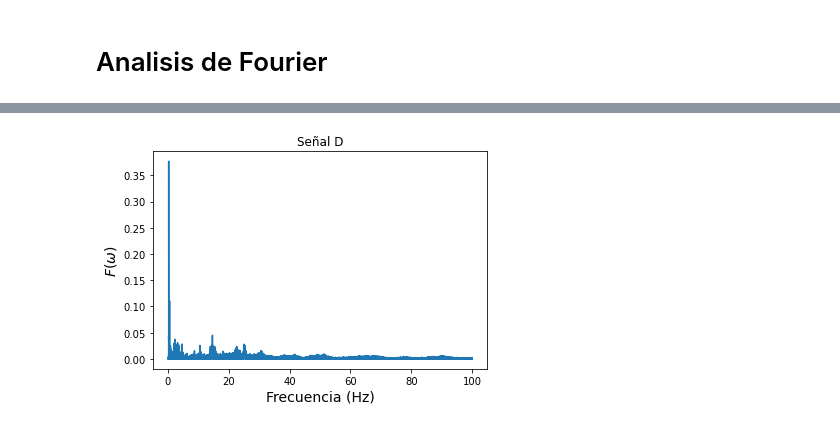
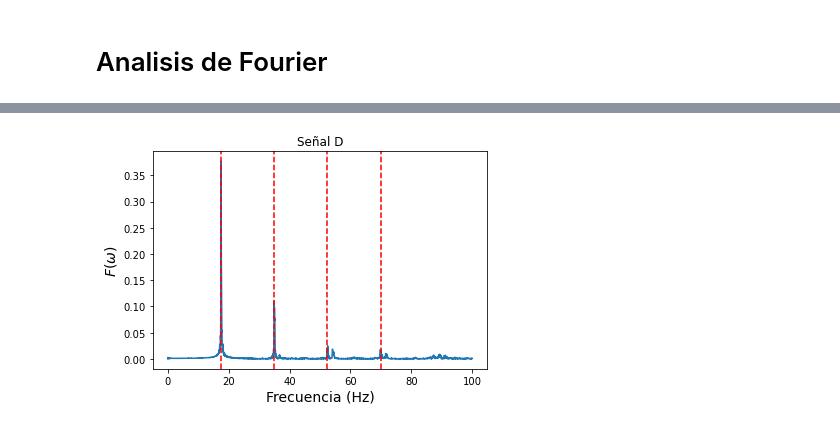
Before and after one commit to JLCdata/Procesamiento-de-se-ales-y-aprendizaje-de-maquinas-en-mantenimiento-predictivo, a Jupyter notebook: tarea1/T1.ipynb, the cells around one changed output, grey strips where cells are left out. Cells and saved outputs as stored; diff of their text form; code cells hidden in the pictures.

```diff
--- a/tarea1/T1.ipynb
+++ b/tarea1/T1.ipynb
@@ -26,7 +45,7 @@ DatosN=sio.loadmat('DatosN.mat')
 XD=list(DatosD["x"][:,0])
 Dt=list(DatosD["t"][0])
 ND = len(XD)  # Número de datos
-FsD=DatosD["Fs"][0][0]/60  # Frecuencia de muestreo
+FsD=DatosD["Fs"][0][0]  # Frecuencia de muestreo
 dtD = 1/FsD # Espaciado
 print(len(XD))
 print(len(Dt))
@@ -101,13 +148,17 @@ plt.show()
 # %%
 # Transformada de Fourier D
 Y = fft(XD)[0:int(ND/2)]/(ND/2)
 frq = fftfreq(ND,dtD)[0:int(ND/2)] #vector de frecuencias
 df=pd.DataFrame({"modulo":abs(Y),"frecuencia":frq})
 df_100=df[df["frecuencia"]<=100]
 plt.plot(df_100["frecuencia"],df_100["modulo"])
+plt.axvline(x=nD, color='r', linestyle='--')
+plt.axvline(x=2*nD, color='r', linestyle='--')
+plt.axvline(x=3*nD, color='r', linestyle='--')
+plt.axvline(x=4*nD, color='r', linestyle='--')
 plt.xlabel('Frecuencia (Hz)', fontsize=14)
 plt.ylabel('$F(\omega)$', fontsize=14)
 plt.title('Señal D')
 plt.show()
 # %% [output]
-[figure, old version]
+[figure, new version]
```
Also changed, not shown: parts of 28 cells of this notebook.
